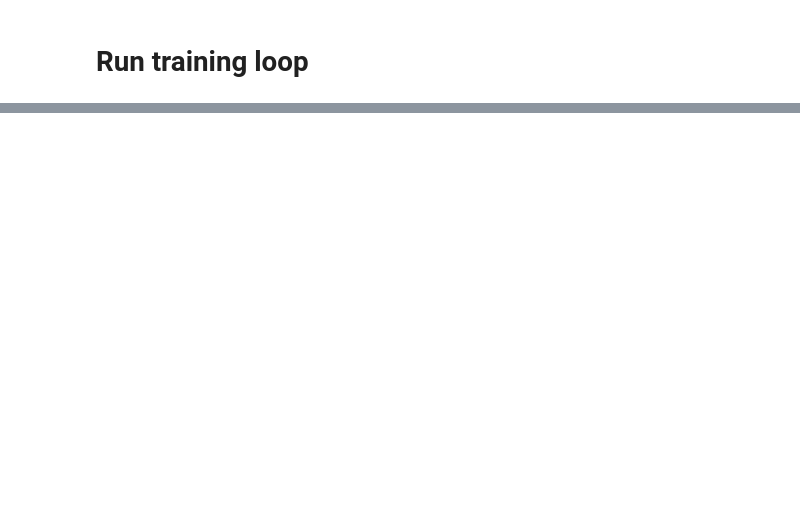
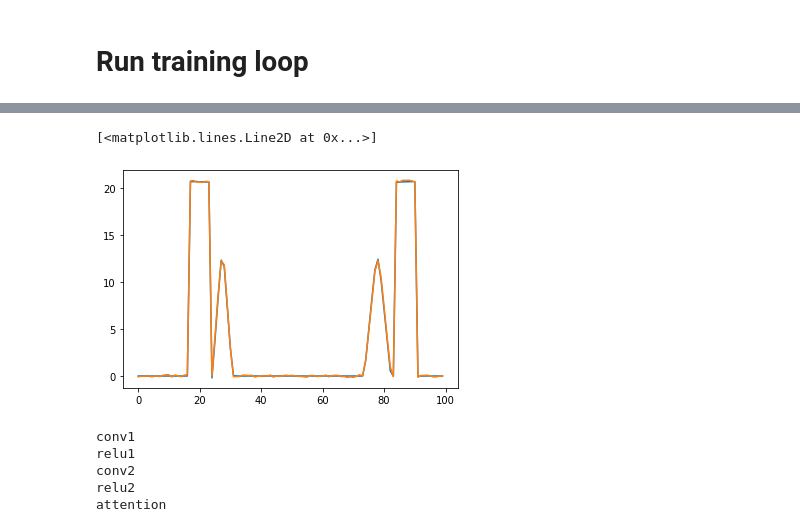
Before and after one commit to myazdani/attention-layer-demo, a Jupyter notebook: demo.ipynb, the cells around one changed output, grey strips where cells are left out. Drawn from its saved outputs; the diff is of its cells as text; code cells hidden in the pictures; blank space fills up the shorter version.

```diff
--- a/demo.ipynb
+++ b/demo.ipynb
@@ -242,16 +259,18 @@ in_channels = 1 #+ positional_input.size(1)
 ks = 5
 nc = 64
 
-model = nn.Sequential(
-    nn.Conv1d(in_channels, nc, kernel_size = ks, padding = ks//2),
-    nn.ReLU(),
-    nn.Conv1d(nc, nc, kernel_size = ks, padding = ks//2),
-    nn.ReLU(),
-    AttentionLayer(nc, nc, nc),
-    nn.ReLU(),
-    nn.Conv1d(nc, nc, kernel_size = ks, padding = ks//2),
-    nn.ReLU(),
-    nn.Conv1d(nc,  1, kernel_size = ks, padding = ks//2)
+model = nn.Sequential(OrderedDict({
+    'conv1': nn.Conv1d(in_channels, nc, kernel_size = ks, padding = ks//2),
+    'relu1': nn.ReLU(),
+    'conv2': nn.Conv1d(nc, nc, kernel_size = ks, padding = ks//2),
+    'relu2': nn.ReLU(),
+    'attention': AttentionLayer(nc, nc, nc),
+    'relu3': nn.ReLU(),
+    'conv3': nn.Conv1d(nc, nc, kernel_size = ks, padding = ks//2),
+    'relu4': nn.ReLU(),
+    'conv4': nn.Conv1d(nc,  1, kernel_size = ks, padding = ks//2)
+
+})
 )
 # %%
 optimizer = torch.optim.Adam(model.parameters(), lr = 1e-3)
@@ -309,0 +341,8 @@ Wall time: 26.8 s
+# %%
+output = model((test_input - mu) / std)
+# %%
+plt.plot(output[0].detach().cpu().squeeze())
+plt.plot(test_targets[0].detach().cpu().squeeze())
+# %% [output]
+[<matplotlib.lines.Line2D at 0x...>]
+[figure, added]
@@ -309,0 +351,14 @@ Wall time: 26.8 s
+# %%
+features = [example_input]
+for name, layer in model.named_children():
+    print(name)
+    if name == "attention":
+        break
+    intermediate_features = layer(features[-1])
+    features.append(intermediate_features)
+# %% [output]
+conv1
+relu1
+conv2
+relu2
+attention
```
Also changed, not shown: parts of 11 cells of this notebook.
